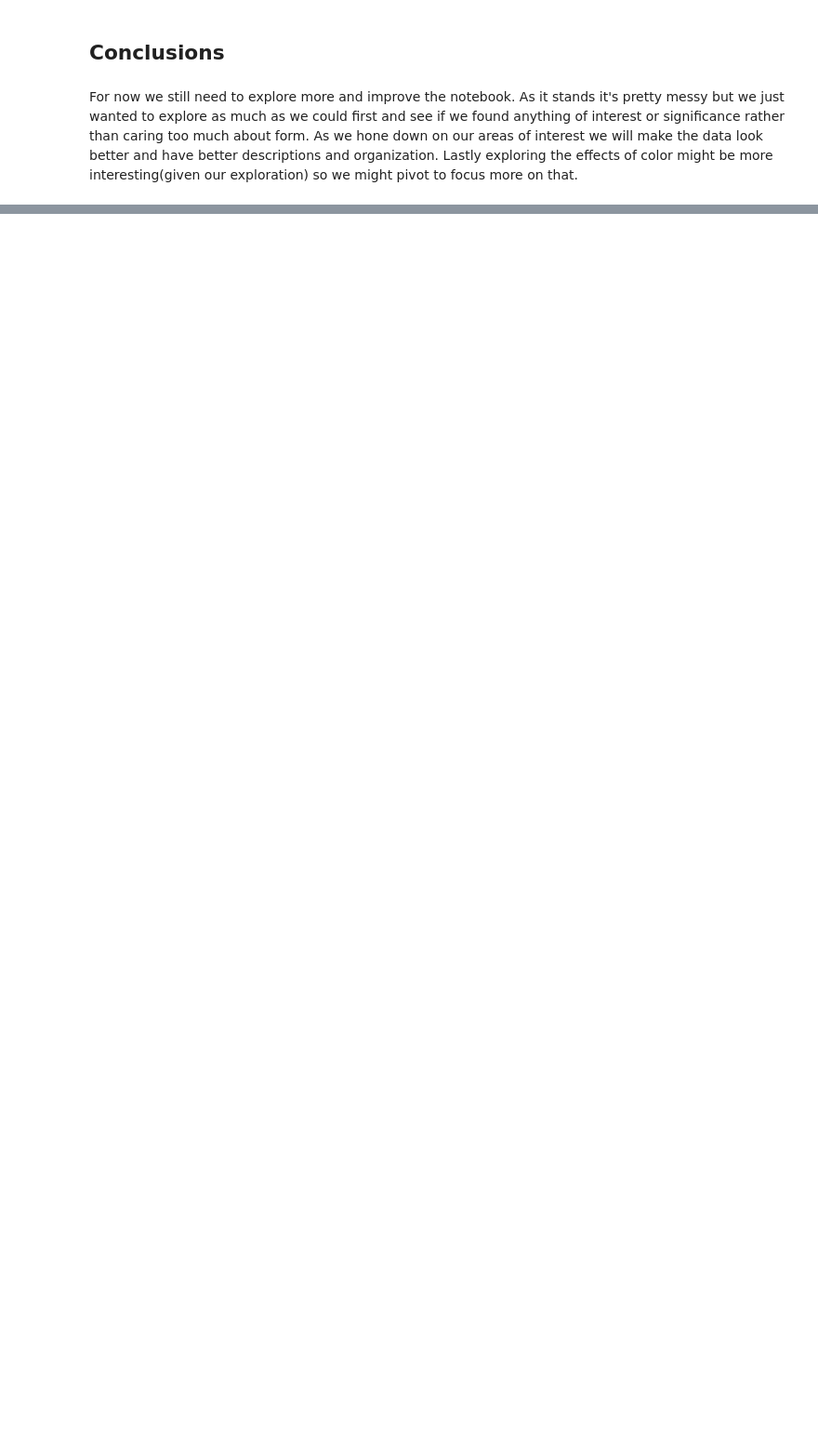
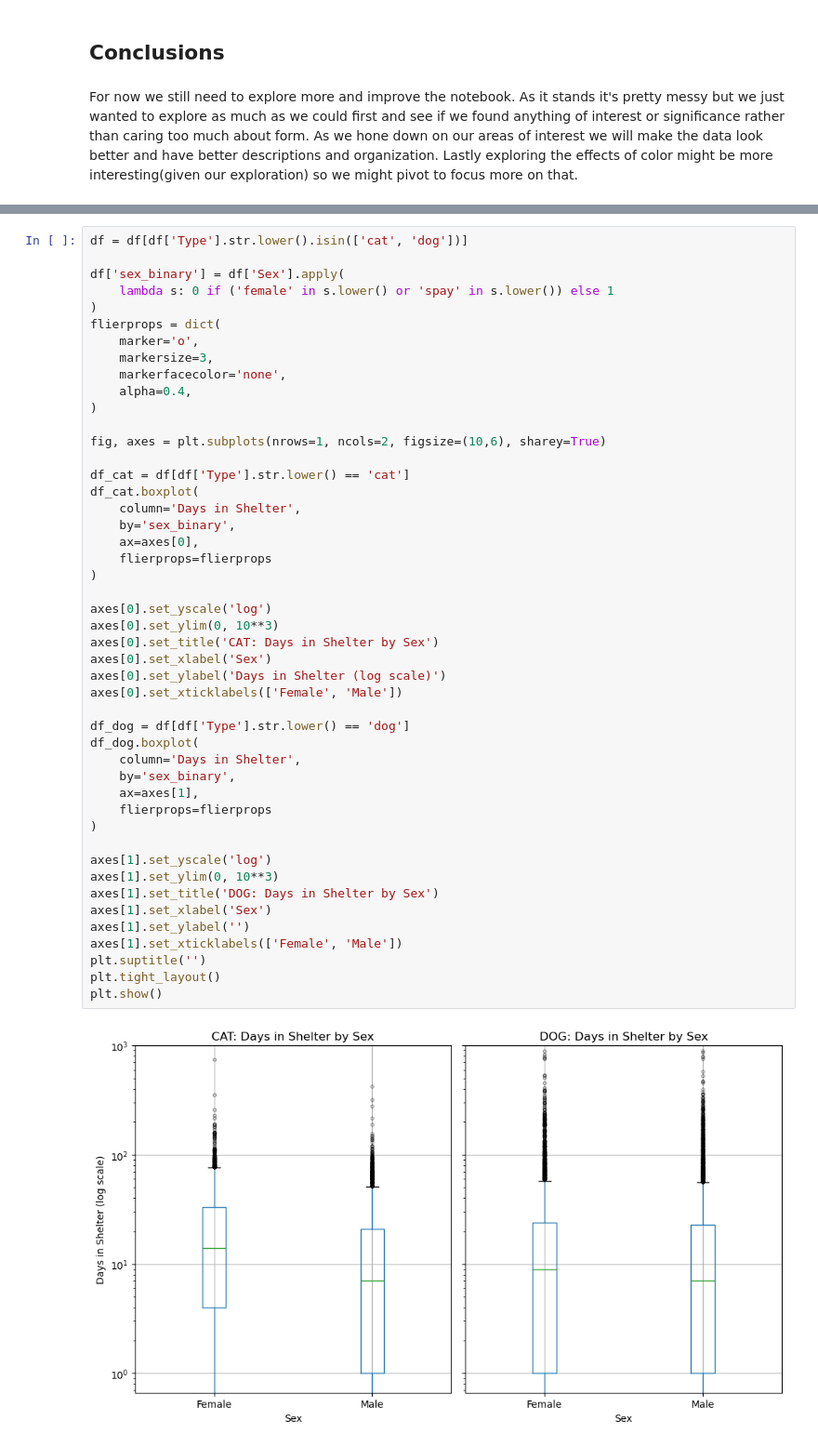
Before and after one commit to dalibug/383_ds_project_1, a Jupyter notebook: sonoma_shelter.ipynb, the cells around one changed output, grey strips where cells are left out. Shown at 93% size. Drawn from its saved outputs; the diff is of its cells as text; blank space fills up the shorter version.

```diff
--- a/sonoma_shelter.ipynb
+++ b/sonoma_shelter.ipynb
@@ -213,0 +263,49 @@ For now we still need to explore more and improve the notebook. As it stands it'
+# %%
+df = df[df['Type'].str.lower().isin(['cat', 'dog'])]
+
+df['sex_binary'] = df['Sex'].apply(
+    lambda s: 0 if ('female' in s.lower() or 'spay' in s.lower()) else 1
+)
+flierprops = dict(
+    marker='o',
+    markersize=3,
+    markerfacecolor='none',
+    alpha=0.4,
+)
+
+fig, axes = plt.subplots(nrows=1, ncols=2, figsize=(10,6), sharey=True)
+
+df_cat = df[df['Type'].str.lower() == 'cat']
+df_cat.boxplot(
+    column='Days in Shelter',
+    by='sex_binary',
+    ax=axes[0],
+    flierprops=flierprops
+)
+
+axes[0].set_yscale('log')
+axes[0].set_ylim(0, 10**3)
+axes[0].set_title('CAT: Days in Shelter by Sex')
+axes[0].set_xlabel('Sex')
+axes[0].set_ylabel('Days in Shelter (log scale)')
+axes[0].set_xticklabels(['Female', 'Male'])
+
+df_dog = df[df['Type'].str.lower() == 'dog']
+df_dog.boxplot(
+    column='Days in Shelter',
+    by='sex_binary',
+    ax=axes[1],
+    flierprops=flierprops
+)
+
+axes[1].set_yscale('log')
+axes[1].set_ylim(0, 10**3)
+axes[1].set_title('DOG: Days in Shelter by Sex')
+axes[1].set_xlabel('Sex')
+axes[1].set_ylabel('')
+axes[1].set_xticklabels(['Female', 'Male'])
+plt.suptitle('')
+plt.tight_layout()
+plt.show()
+# %% [output]
+[figure, added]
```
Also changed, not shown: parts of 13 cells of this notebook, 3 other files.
